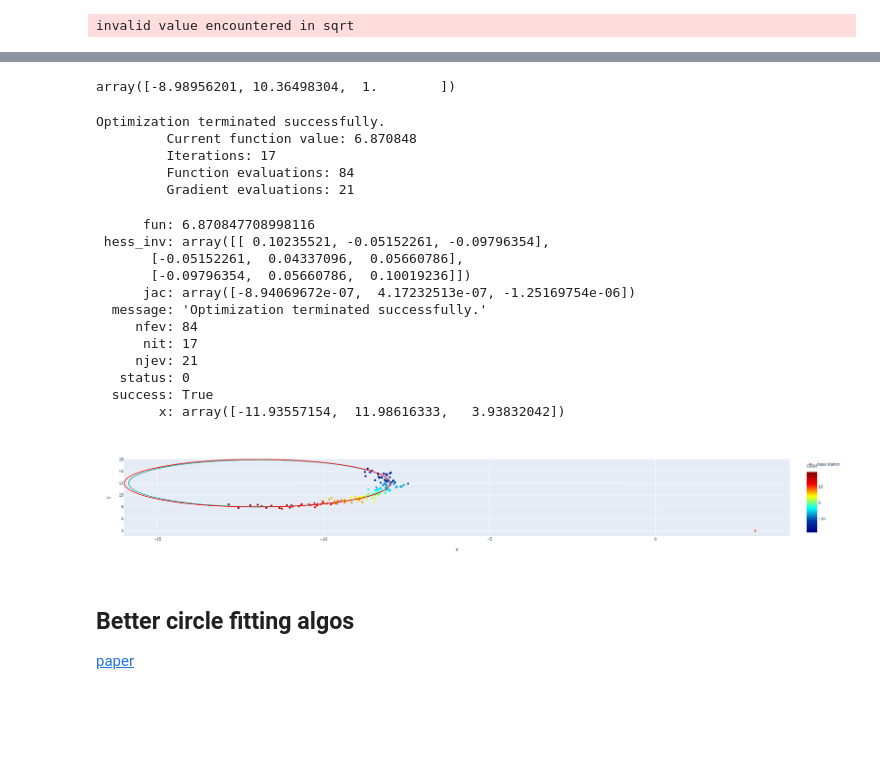
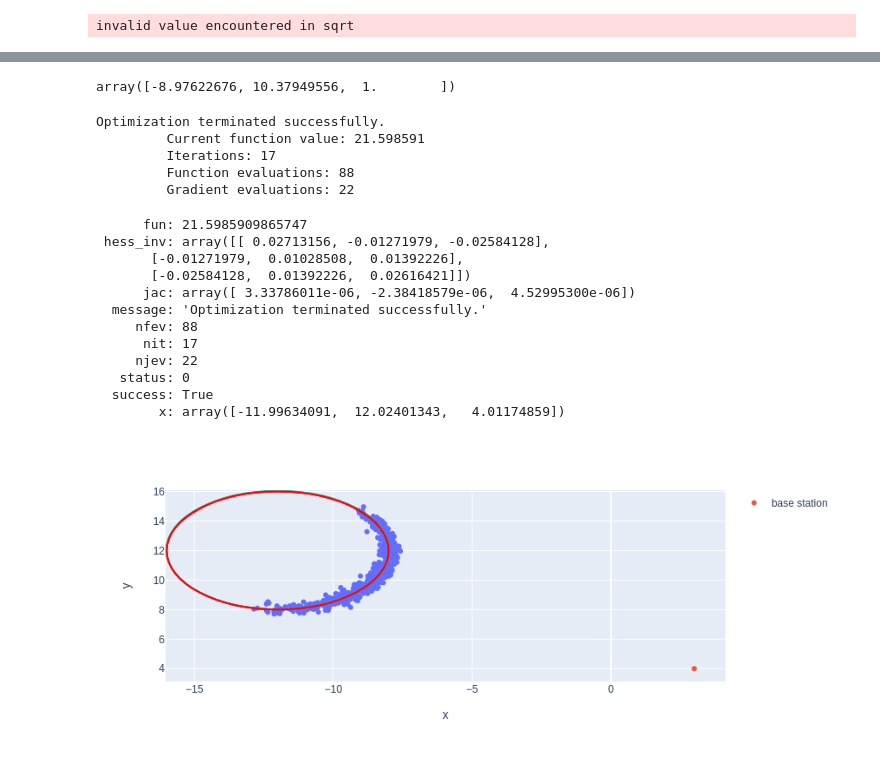
Before and after one commit to lprib/enel420-mle, a Jupyter notebook: radar2.ipynb, the cells around one changed output, grey strips where cells are left out. Saved outputs shown, nothing was run; the diff lists cells and outputs as text; code cells hidden in the pictures; blank space fills up the shorter version.

```diff
--- a/radar2.ipynb
+++ b/radar2.ipynb
@@ -23,16 +27,20 @@ fig.show()
 # %%
-num_angles = 2000
+num_angles = 8000
 point_xs = []
 point_ys = []
 point_vs = []
 point_angles = []
+point_clouds = []
 
 for angle in np.linspace(0, 2*np.pi, num_angles):
     Dx = np.cos(angle)
     Dy = np.sin(angle)
-    hit = None
     min_t = float("inf")
     for obj in objects:
+
+
+        hit = None
+
         # Look ray from radar to object
         Lx = obj["x"] - radar_x
         Ly = obj["y"] - radar_y
@@ -73,11 +81,11 @@ for angle in np.linspace(0, 2*np.pi, num_angles):
             hit = (hx_noise, hy_noise, velo, angle)
             # store min hit distance at this angle
             min_t = t
-    if hit is not None:
-        point_xs.append(hit[0])
-        point_ys.append(hit[1])
-        point_vs.append(hit[2])
-        point_angles.append(hit[3])
+        if hit is not None:
+            point_xs.append(hit[0])
+            point_ys.append(hit[1])
+            point_vs.append(hit[2])
+            point_angles.append(hit[3])
 
 # x pos
 point_xs = np.array(point_xs)
@@ -97,5 +100,5 @@ fig.show()
 # %%
-fig = px.scatter(x=point_xs, y=point_ys, color=point_vs, color_continuous_scale="Jet")
+fig = px.scatter(x=point_xs, y=point_ys)
 fig.add_scatter(x=[radar_x], y=[radar_y], mode="markers", name="base station")
 
 fig.show()
@@ -177,7 +142,7 @@ guess_y = np.mean(point_ys)
 guess = np.array([guess_x, guess_y, 1.0])
 guess
 # %% [output]
-array([-8.98956201, 10.36498304,  1.        ])
+array([-8.97622676, 10.37949556,  1.        ])
 # %%
 opt_res = optimize.minimize(
     gen_log_likelihood(point_xs, point_ys),
@@ -187,41 +152,40 @@ opt_res = optimize.minimize(
 opt_res
 # %% [output]
 Optimization terminated successfully.
-         Current function value: 6.870848
+         Current function value: 21.598591
          Iterations: 17
-         Function evaluations: 84
-         Gradient evaluations: 21
+         Function evaluations: 88
+         Gradient evaluations: 22
-      fun: 6.870847708998116
- hess_inv: array([[ 0.10235521, -0.05152261, -0.09796354],
-       [-0.05152261,  0.04337096,  0.05660786],
-       [-0.09796354,  0.05660786,  0.10019236]])
-      jac: array([-8.94069672e-07,  4.17232513e-07, -1.25169754e-06])
+      fun: 21.5985909865747
+ hess_inv: array([[ 0.02713156, -0.01271979, -0.02584128],
+       [-0.01271979,  0.01028508,  0.01392226],
+       [-0.02584128,  0.01392226,  0.02616421]])
+      jac: array([ 3.33786011e-06, -2.38418579e-06,  4.52995300e-06])
   message: 'Optimization terminated successfully.'
-     nfev: 84
+     nfev: 88
       nit: 17
-     njev: 21
+     njev: 22
    status: 0
   success: True
-        x: array([-11.93557154,  11.98616333,   3.93832042])
+        x: array([-11.99634091,  12.02401343,   4.01174859])
 # %%
 px, py, r = opt_res.x
 
+# Draw fit circle
 fig.add_shape(type="circle",
     xref="x", yref="y",
     x0=px-r, y0=py-r, x1=px+r, y1=py+r,
     line_color="LightSeaGreen",
 )
 
-o = objects[0]
-fig.add_shape(type="circle",
-    xref="x", yref="y",
-    x0=o["x"]-o["r"], y0=o["y"]-o["r"], x1=o["x"]+o["r"], y1=o["y"]+o["r"],
-    line_color="Red",
-)
+for o in objects:
+    # Draw real circle
+    fig.add_shape(type="circle",
+        xref="x", yref="y",
+        x0=o["x"]-o["r"], y0=o["y"]-o["r"], x1=o["x"]+o["r"], y1=o["y"]+o["r"],
+        line_color="Red",
+    )
 
 fig.show()
 # %% [output]
-[figure, old version]
+[figure, new version]
-# %% [markdown]
-## Better circle fitting algos
-[paper](https://people.cas.uab.edu/~mosya/papers/cl1.pdf)
```
Also changed, not shown: parts of 12 cells of this notebook.
